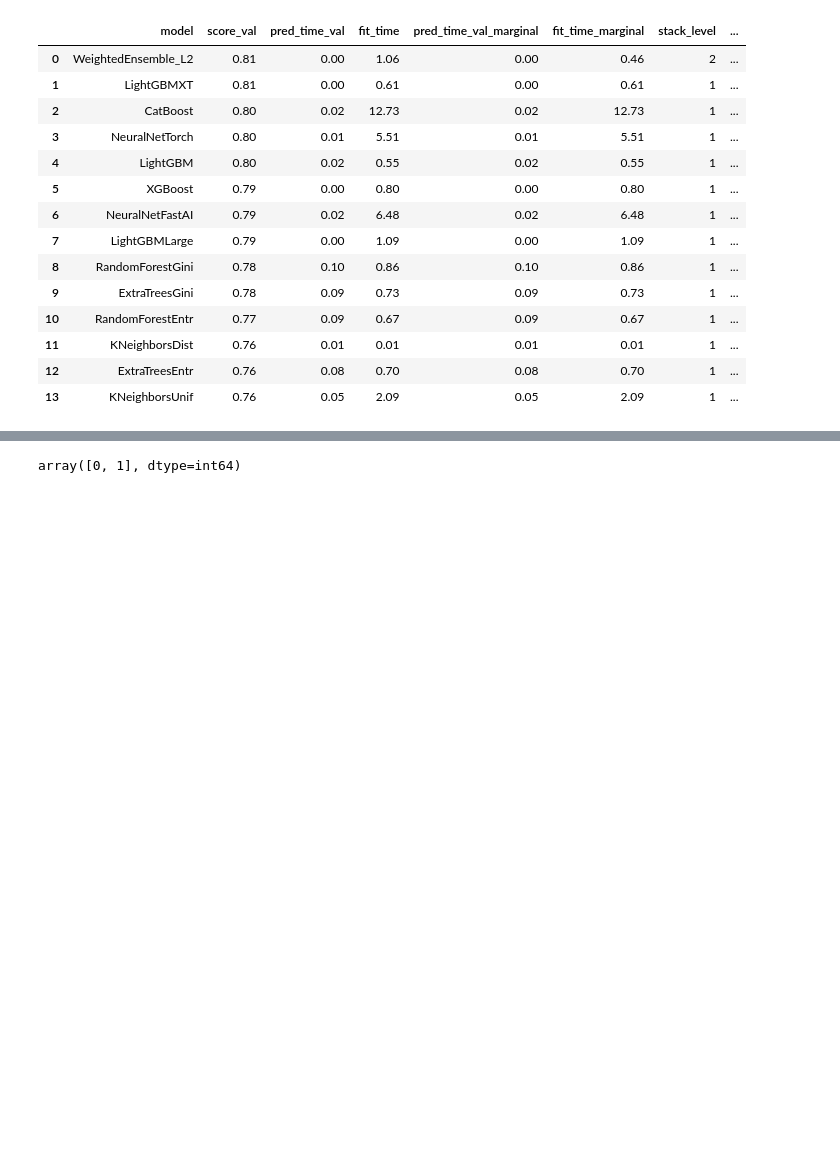
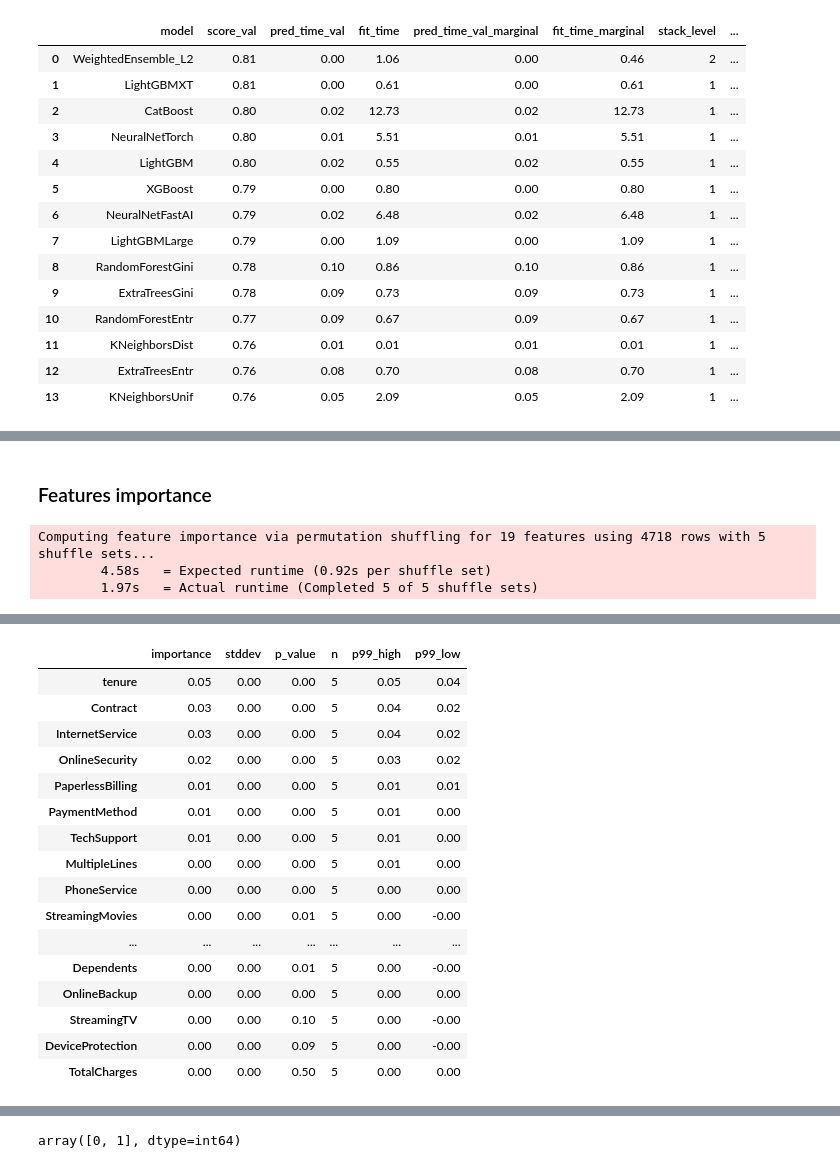
Before and after one commit to Jerry-Aremu/telco_customer_churn, a Jupyter notebook: experimentation.ipynb, the cells around one changed output, grey strips where cells are left out. Saved outputs shown, nothing was run; the diff lists cells and outputs as text; code cells hidden in the pictures; blank space fills up the shorter version.

Commit message:
model feature analysis

```diff
--- a/experimentation.ipynb
+++ b/experimentation.ipynb
@@ -277,0 +269,9 @@ save_model_predictor.leaderboard(test_data, silent=True)
+# %% [markdown]
+### Features importance
+# %%
+%%time
+save_model_predictor.feature_importance(train_data)
+# %% [output]
+Computing feature importance via permutation shuffling for 19 features using 4718 rows with 5 shuffle sets...
+        4.58s   = Expected runtime (0.92s per shuffle set)
+        1.97s   = Actual runtime (Completed 5 of 5 shuffle sets)
@@ -277,0 +280,17 @@ save_model_predictor.leaderboard(test_data, silent=True)
+|  | importance | stddev | p_value | n | p99_high | p99_low |
+| tenure | 0.05 | 0.00 | 0.00 | 5 | 0.05 | 0.04 |
+| Contract | 0.03 | 0.00 | 0.00 | 5 | 0.04 | 0.02 |
+| InternetService | 0.03 | 0.00 | 0.00 | 5 | 0.04 | 0.02 |
+| OnlineSecurity | 0.02 | 0.00 | 0.00 | 5 | 0.03 | 0.02 |
+| PaperlessBilling | 0.01 | 0.00 | 0.00 | 5 | 0.01 | 0.01 |
+| PaymentMethod | 0.01 | 0.00 | 0.00 | 5 | 0.01 | 0.00 |
+| TechSupport | 0.01 | 0.00 | 0.00 | 5 | 0.01 | 0.00 |
+| MultipleLines | 0.00 | 0.00 | 0.00 | 5 | 0.01 | 0.00 |
+| PhoneService | 0.00 | 0.00 | 0.00 | 5 | 0.00 | 0.00 |
+| StreamingMovies | 0.00 | 0.00 | 0.01 | 5 | 0.00 | -0.00 |
+| ... | ... | ... | ... | ... | ... | ... |
+| Dependents | 0.00 | 0.00 | 0.01 | 5 | 0.00 | -0.00 |
+| OnlineBackup | 0.00 | 0.00 | 0.00 | 5 | 0.00 | 0.00 |
+| StreamingTV | 0.00 | 0.00 | 0.10 | 5 | 0.00 | -0.00 |
+| DeviceProtection | 0.00 | 0.00 | 0.09 | 5 | 0.00 | -0.00 |
+| TotalCharges | 0.00 | 0.00 | 0.50 | 5 | 0.00 | 0.00 |
```
Also changed, not shown: parts of 30 cells of this notebook.
